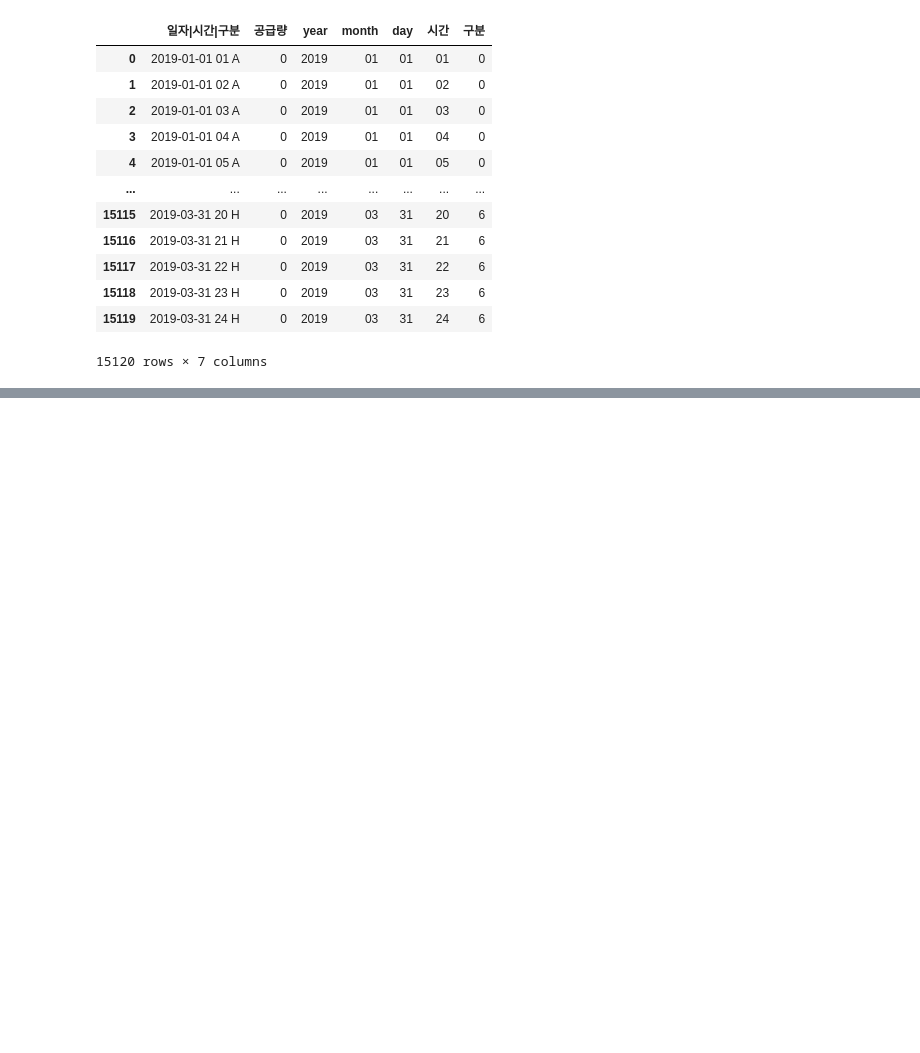
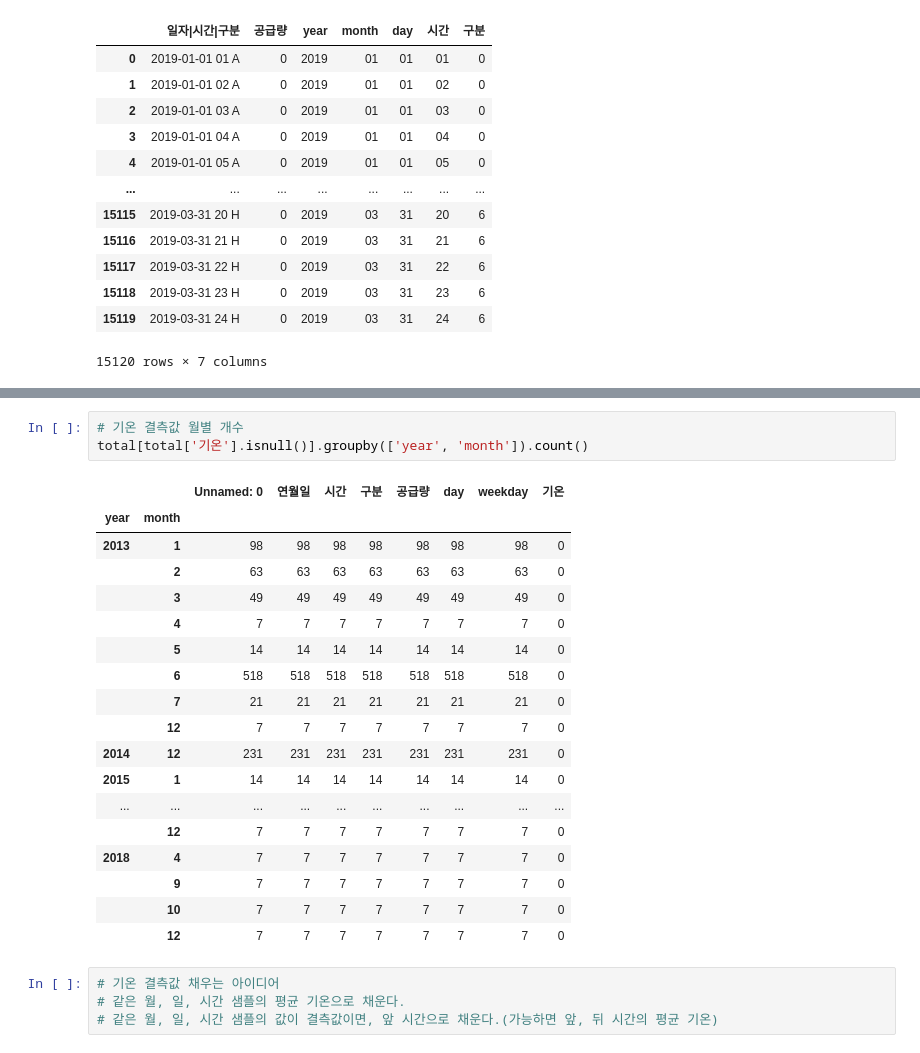
Before and after one commit to kbjung/LikeLion_13th_DataCourse, a Jupyter notebook: TP02/2021.10.27-05_2019년_기온_예측_ver0.1.ipynb, the cells around one changed output, grey strips where cells are left out. Drawn from its saved outputs; the diff is of its cells as text; blank space fills up the shorter version.

```diff
--- a/TP02/2021.10.27-05_2019년_기온_예측_ver0.1.ipynb
+++ b/TP02/2021.10.27-05_2019년_기온_예측_ver0.1.ipynb
@@ -118,0 +181,26 @@ X_train, X_test, y_train, y_test = train_test_split(X, y, random_state=0)
+# %%
+# 기온 결측값 월별 개수
+total[total['기온'].isnull()].groupby(['year', 'month']).count()
+# %% [output]
+|  |  | Unnamed: 0 | 연월일 | 시간 | 구분 | 공급량 | day | weekday | 기온 |
+| year | month |  |  |  |  |  |  |  |  |
+| 2013 | 1 | 98 | 98 | 98 | 98 | 98 | 98 | 98 | 0 |
+|  | 2 | 63 | 63 | 63 | 63 | 63 | 63 | 63 | 0 |
+|  | 3 | 49 | 49 | 49 | 49 | 49 | 49 | 49 | 0 |
+|  | 4 | 7 | 7 | 7 | 7 | 7 | 7 | 7 | 0 |
+|  | 5 | 14 | 14 | 14 | 14 | 14 | 14 | 14 | 0 |
+|  | 6 | 518 | 518 | 518 | 518 | 518 | 518 | 518 | 0 |
+|  | 7 | 21 | 21 | 21 | 21 | 21 | 21 | 21 | 0 |
+|  | 12 | 7 | 7 | 7 | 7 | 7 | 7 | 7 | 0 |
+| 2014 | 12 | 231 | 231 | 231 | 231 | 231 | 231 | 231 | 0 |
+| 2015 | 1 | 14 | 14 | 14 | 14 | 14 | 14 | 14 | 0 |
+| ... | ... | ... | ... | ... | ... | ... | ... | ... | ... |
+|  | 12 | 7 | 7 | 7 | 7 | 7 | 7 | 7 | 0 |
+| 2018 | 4 | 7 | 7 | 7 | 7 | 7 | 7 | 7 | 0 |
+|  | 9 | 7 | 7 | 7 | 7 | 7 | 7 | 7 | 0 |
+|  | 10 | 7 | 7 | 7 | 7 | 7 | 7 | 7 | 0 |
+|  | 12 | 7 | 7 | 7 | 7 | 7 | 7 | 7 | 0 |
+# %%
+# 기온 결측값 채우는 아이디어
+# 같은 월, 일, 시간 샘플의 평균 기온으로 채운다.
+# 같은 월, 일, 시간 샘플의 값이 결측값이면, 앞 시간으로 채운다.(가능하면 앞, 뒤 시간의 평균 기온)
```
Also changed, not shown: parts of 90 cells of this notebook, 3 other files.
